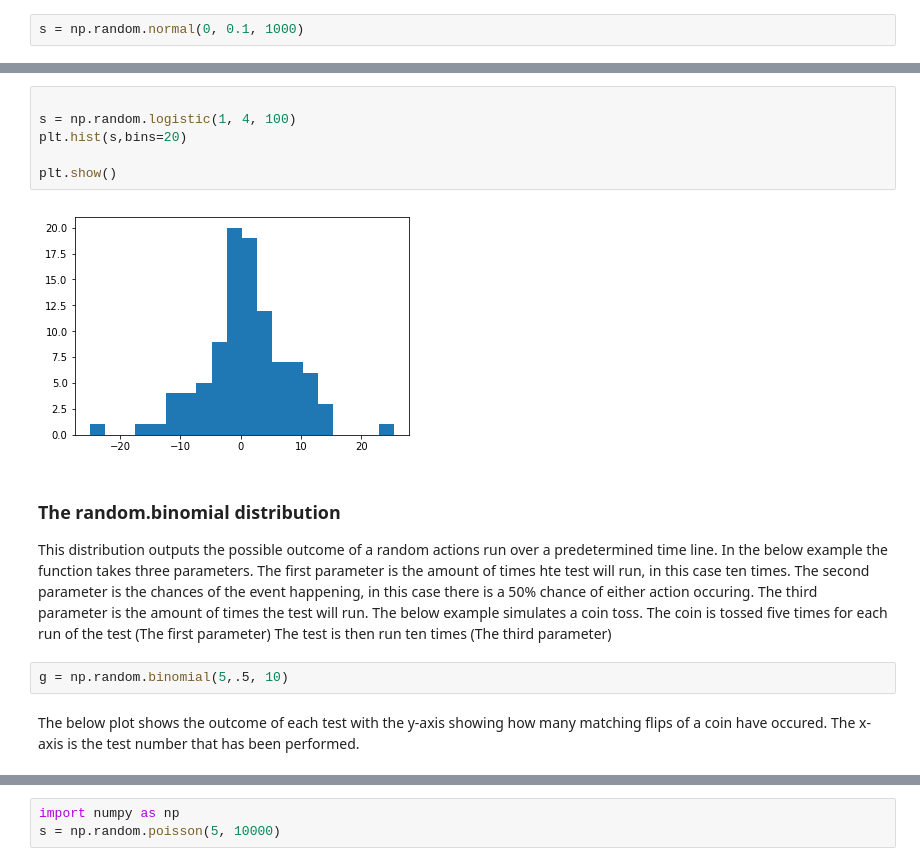
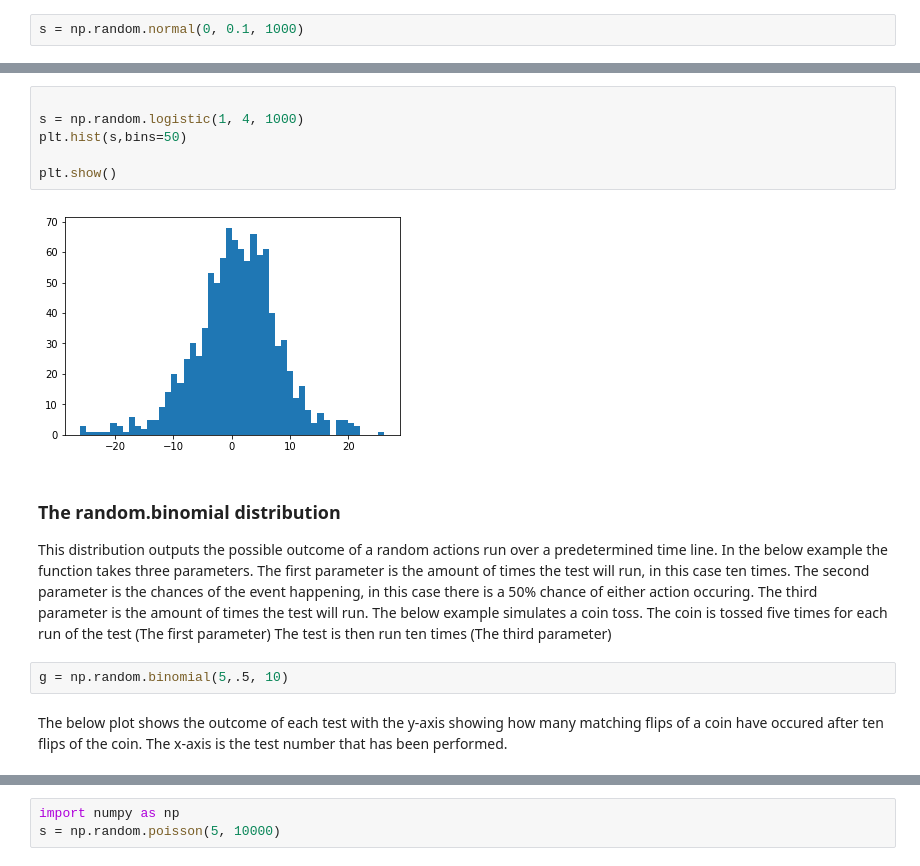
Before and after one commit to kevgleeson78/Emerge-tech-assign, a Jupyter notebook: numpy-random.ipynb, the cells around one changed output, grey strips where cells are left out. Drawn from its saved outputs; the diff is of its cells as text.

Commit message:
First draft of numpy.random notebook

```diff
--- a/numpy-random.ipynb
+++ b/numpy-random.ipynb
@@ -116,16 +134,16 @@ in the below exapmle whre the median is one we can see the most of ht evalues ar
 # %%
 
-s = np.random.logistic(1, 4, 100)
-plt.hist(s,bins=20)
+s = np.random.logistic(1, 4, 1000)
+plt.hist(s,bins=50)
 
 plt.show()
 # %% [output]
-[figure, old version]
+[figure, new version]
 # %% [markdown]
 ### The random.binomial distribution
 This distribution outputs the possible outcome of a random actions run over a predetermined time line.
 In the below example the function takes three parameters.
-The first parameter is the amount of times hte test will run, in this case ten times.
+The first parameter is the amount of times the test will run, in this case ten times.
 The second parameter is the chances of the event happening, in this case there is a 50% chance of either action occuring.
 The third parameter is the amount of times the test will run.
 The below example simulates a coin toss.
@@ -134,7 +152,7 @@ The test is then run ten times (The third parameter)
 # %%
 g = np.random.binomial(5,.5, 10)
 # %% [markdown]
-The below plot shows the outcome of each test with the y-axis showing how many matching flips of a coin have occured.
+The below plot shows the outcome of each test with the y-axis showing how many matching flips of a coin have occured after ten flips of the coin.
 The x-axis is the test number that has been performed.
 # %%
 plt.plot(g)
```
Also changed, not shown: parts of 23 cells of this notebook.
